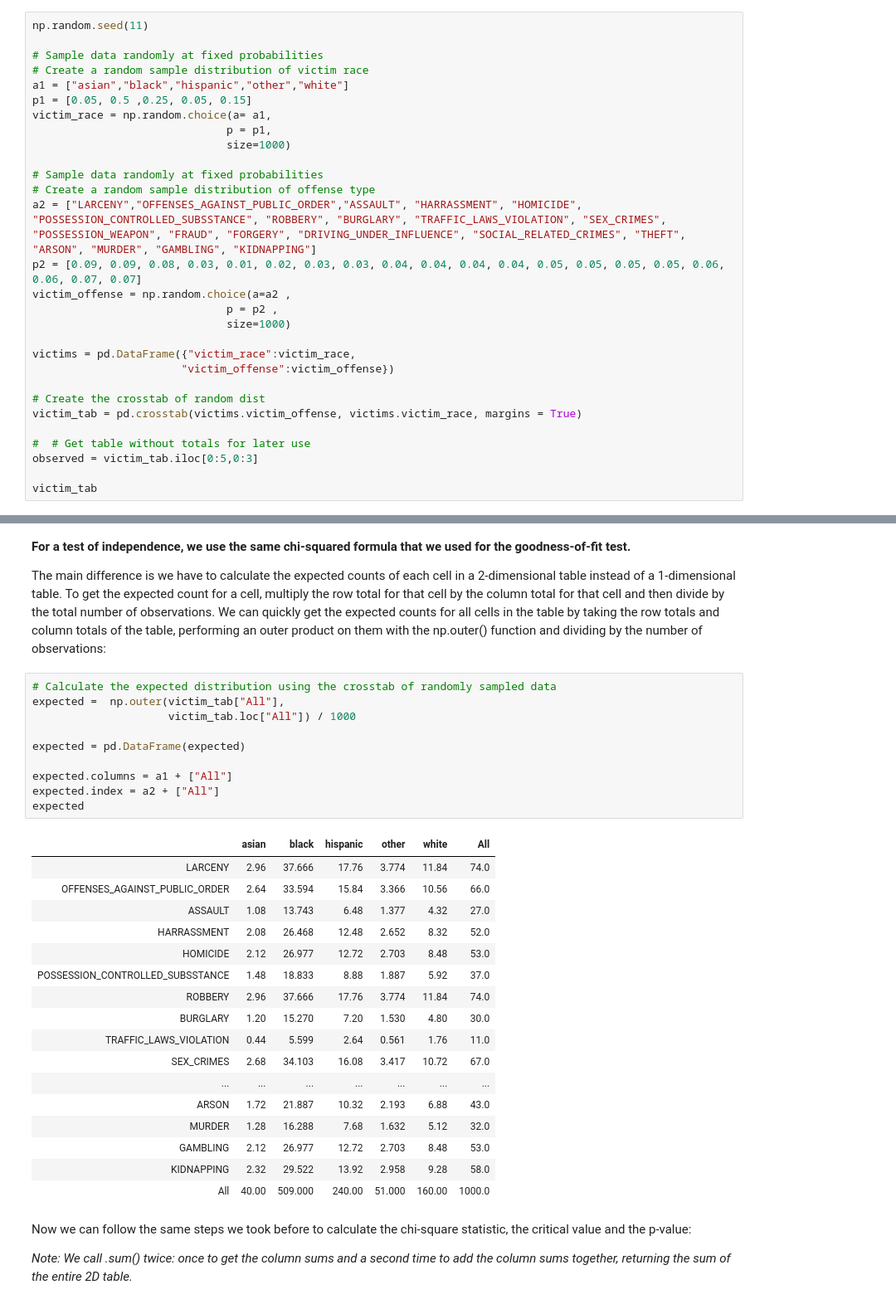
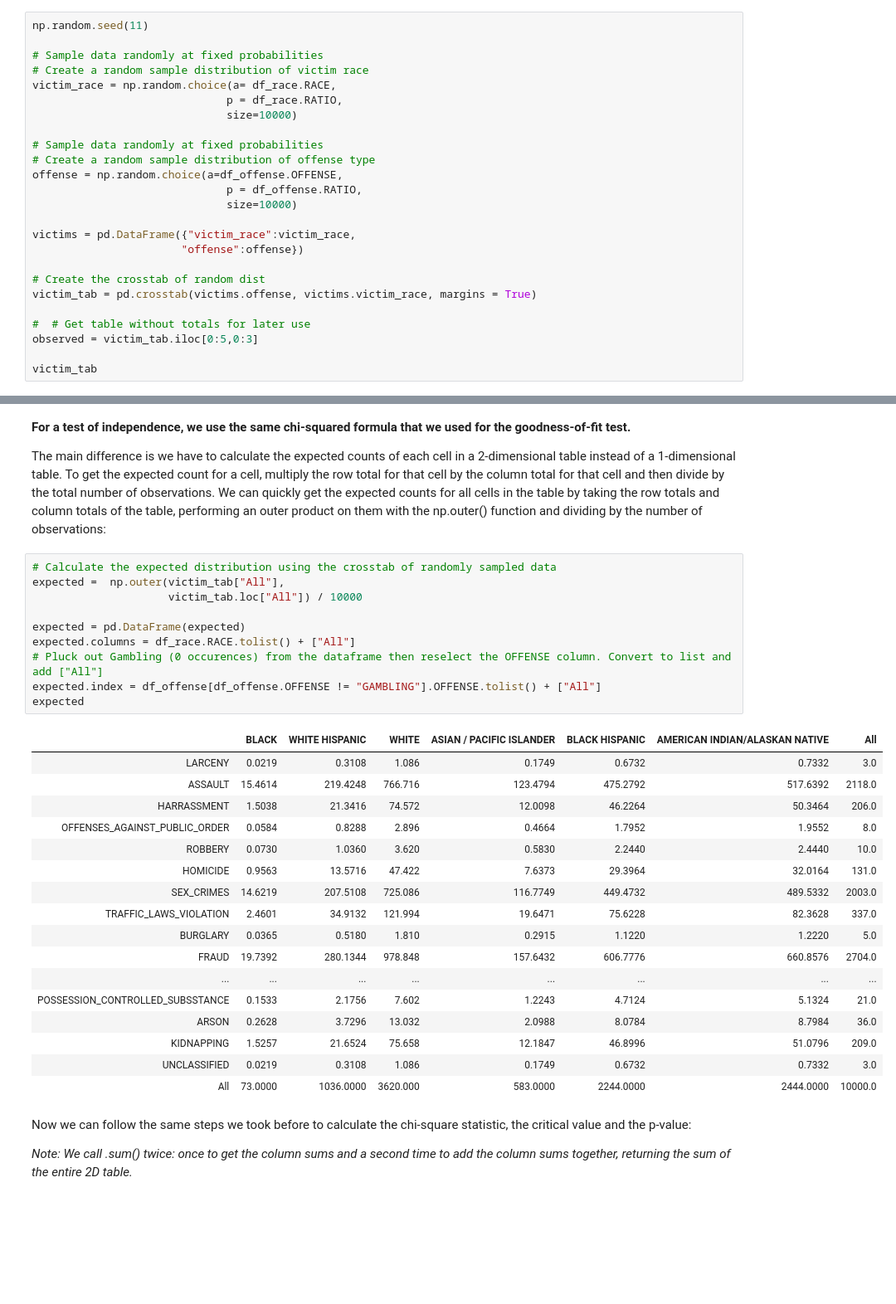
Before and after one commit to elizabeamedalla/Capstone-1, a Jupyter notebook: Statistical Inference.ipynb, the cells around one changed output, grey strips where cells are left out. Shown at 83% size. Drawn from its saved outputs; the diff is of its cells as text; blank space fills up the shorter version.

```diff
--- a/Statistical Inference.ipynb
+++ b/Statistical Inference.ipynb
@@ -164,25 +242,21 @@ np.random.seed(11)
 
 # Sample data randomly at fixed probabilities
 # Create a random sample distribution of victim race
-a1 = ["asian","black","hispanic","other","white"]
-p1 = [0.05, 0.5 ,0.25, 0.05, 0.15]
-victim_race = np.random.choice(a= a1,
-                              p = p1,
-                              size=1000)
+victim_race = np.random.choice(a= df_race.RACE,
+                              p = df_race.RATIO,
+                              size=10000)
 
 # Sample data randomly at fixed probabilities
 # Create a random sample distribution of offense type
-a2 = ["LARCENY","OFFENSES_AGAINST_PUBLIC_ORDER","ASSAULT", "HARRASSMENT", "HOMICIDE", "POSSESSION_CONTROLLED_SUBSSTANCE", "ROBBERY", "BURGLARY", "TRAFFIC_LAWS_VIOLATION", "SEX_CRIMES", "POSSESSION_WEAPON", "FRAUD", "FORGERY", "DRIVING_UNDER_INFLUENCE", "SOCIAL_RELATED_CRIMES", "THEFT", "ARSON", "MURDER", "GAMBLING", "KIDNAPPING"]
-p2 = [0.09, 0.09, 0.08, 0.03, 0.01, 0.02, 0.03, 0.03, 0.04, 0.04, 0.04, 0.04, 0.05, 0.05, 0.05, 0.05, 0.06, 0.06, 0.07, 0.07]
-victim_offense = np.random.choice(a=a2 ,
-                              p = p2 ,
-                              size=1000)
+offense = np.random.choice(a=df_offense.OFFENSE,
+                              p = df_offense.RATIO,
+                              size=10000)
 
 victims = pd.DataFrame({"victim_race":victim_race,
-                       "victim_offense":victim_offense})
+                       "offense":offense})
 
 # Create the crosstab of random dist
-victim_tab = pd.crosstab(victims.victim_offense, victims.victim_race, margins = True)
+victim_tab = pd.crosstab(victims.offense, victims.victim_race, margins = True)
 
 #  # Get table without totals for later use
 observed = victim_tab.iloc[0:5,0:3]
@@ -215,31 +289,31 @@ The main difference is we have to calculate the expected counts of each cell in
 # %%
 # Calculate the expected distribution using the crosstab of randomly sampled data
 expected =  np.outer(victim_tab["All"],
-                     victim_tab.loc["All"]) / 1000
+                     victim_tab.loc["All"]) / 10000
 
 expected = pd.DataFrame(expected)
-
-expected.columns = a1 + ["All"]
-expected.index = a2 + ["All"]
+expected.columns = df_race.RACE.tolist() + ["All"]
+# Pluck out Gambling (0 occurences) from the dataframe then reselect the OFFENSE column. Convert to list and add ["All"]
+expected.index = df_offense[df_offense.OFFENSE != "GAMBLING"].OFFENSE.tolist() + ["All"]
 expected
 # %% [output]
-|  | asian | black | hispanic | other | white | All |
-| LARCENY | 2.96 | 37.666 | 17.76 | 3.774 | 11.84 | 74.0 |
-| OFFENSES_AGAINST_PUBLIC_ORDER | 2.64 | 33.594 | 15.84 | 3.366 | 10.56 | 66.0 |
-| ASSAULT | 1.08 | 13.743 | 6.48 | 1.377 | 4.32 | 27.0 |
-| HARRASSMENT | 2.08 | 26.468 | 12.48 | 2.652 | 8.32 | 52.0 |
-| HOMICIDE | 2.12 | 26.977 | 12.72 | 2.703 | 8.48 | 53.0 |
-| POSSESSION_CONTROLLED_SUBSSTANCE | 1.48 | 18.833 | 8.88 | 1.887 | 5.92 | 37.0 |
-| ROBBERY | 2.96 | 37.666 | 17.76 | 3.774 | 11.84 | 74.0 |
-| BURGLARY | 1.20 | 15.270 | 7.20 | 1.530 | 4.80 | 30.0 |
-| TRAFFIC_LAWS_VIOLATION | 0.44 | 5.599 | 2.64 | 0.561 | 1.76 | 11.0 |
-| SEX_CRIMES | 2.68 | 34.103 | 16.08 | 3.417 | 10.72 | 67.0 |
-| ... | ... | ... | ... | ... | ... | ... |
-| ARSON | 1.72 | 21.887 | 10.32 | 2.193 | 6.88 | 43.0 |
-| MURDER | 1.28 | 16.288 | 7.68 | 1.632 | 5.12 | 32.0 |
-| GAMBLING | 2.12 | 26.977 | 12.72 | 2.703 | 8.48 | 53.0 |
-| KIDNAPPING | 2.32 | 29.522 | 13.92 | 2.958 | 9.28 | 58.0 |
-| All | 40.00 | 509.000 | 240.00 | 51.000 | 160.00 | 1000.0 |
+|  | BLACK | WHITE HISPANIC | WHITE | ASIAN / PACIFIC ISLANDER | BLACK HISPANIC | AMERICAN INDIAN/ALASKAN NATIVE | All |
+| LARCENY | 0.0219 | 0.3108 | 1.086 | 0.1749 | 0.6732 | 0.7332 | 3.0 |
+| ASSAULT | 15.4614 | 219.4248 | 766.716 | 123.4794 | 475.2792 | 517.6392 | 2118.0 |
+| HARRASSMENT | 1.5038 | 21.3416 | 74.572 | 12.0098 | 46.2264 | 50.3464 | 206.0 |
+| OFFENSES_AGAINST_PUBLIC_ORDER | 0.0584 | 0.8288 | 2.896 | 0.4664 | 1.7952 | 1.9552 | 8.0 |
+| ROBBERY | 0.0730 | 1.0360 | 3.620 | 0.5830 | 2.2440 | 2.4440 | 10.0 |
+| HOMICIDE | 0.9563 | 13.5716 | 47.422 | 7.6373 | 29.3964 | 32.0164 | 131.0 |
+| SEX_CRIMES | 14.6219 | 207.5108 | 725.086 | 116.7749 | 449.4732 | 489.5332 | 2003.0 |
+| TRAFFIC_LAWS_VIOLATION | 2.4601 | 34.9132 | 121.994 | 19.6471 | 75.6228 | 82.3628 | 337.0 |
+| BURGLARY | 0.0365 | 0.5180 | 1.810 | 0.2915 | 1.1220 | 1.2220 | 5.0 |
+| FRAUD | 19.7392 | 280.1344 | 978.848 | 157.6432 | 606.7776 | 660.8576 | 2704.0 |
+| ... | ... | ... | ... | ... | ... | ... | ... |
+| POSSESSION_CONTROLLED_SUBSSTANCE | 0.1533 | 2.1756 | 7.602 | 1.2243 | 4.7124 | 5.1324 | 21.0 |
+| ARSON | 0.2628 | 3.7296 | 13.032 | 2.0988 | 8.0784 | 8.7984 | 36.0 |
+| KIDNAPPING | 1.5257 | 21.6524 | 75.658 | 12.1847 | 46.8996 | 51.0796 | 209.0 |
+| UNCLASSIFIED | 0.0219 | 0.3108 | 1.086 | 0.1749 | 0.6732 | 0.7332 | 3.0 |
+| All | 73.0000 | 1036.0000 | 3620.000 | 583.0000 | 2244.0000 | 2444.0000 | 10000.0 |
 # %% [markdown]
 Now we can follow the same steps we took before to calculate the chi-square statistic, the critical value and the p-value:
 
```
Also changed, not shown: parts of 13 cells of this notebook.
